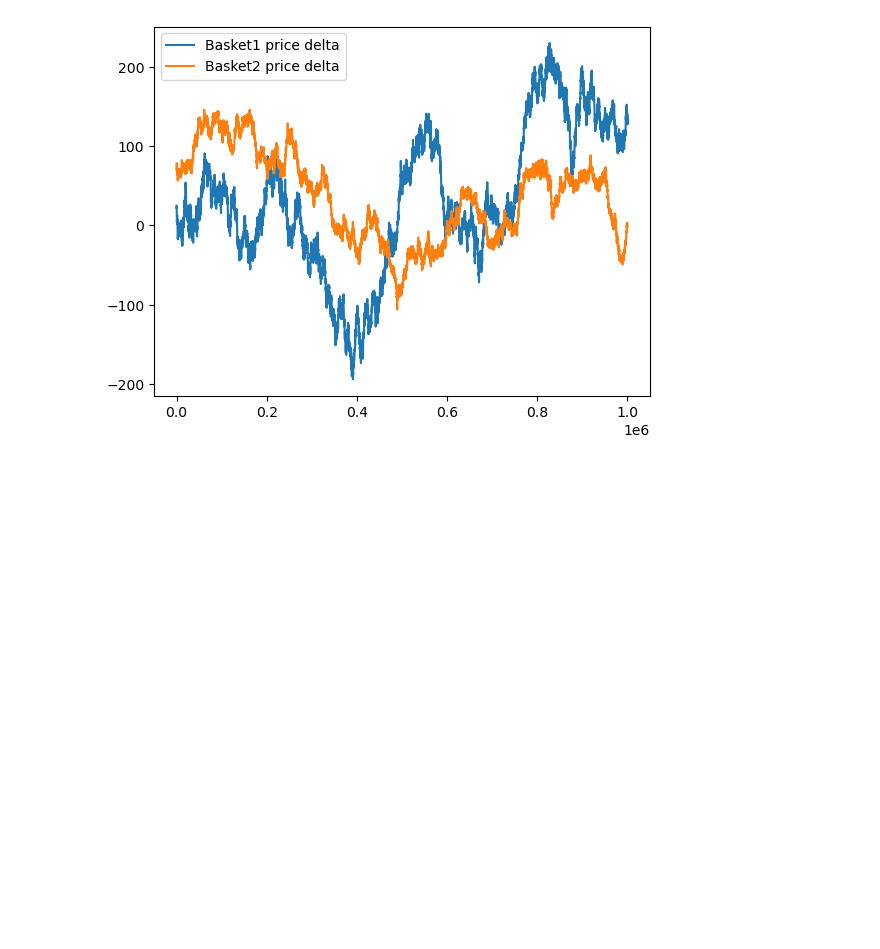
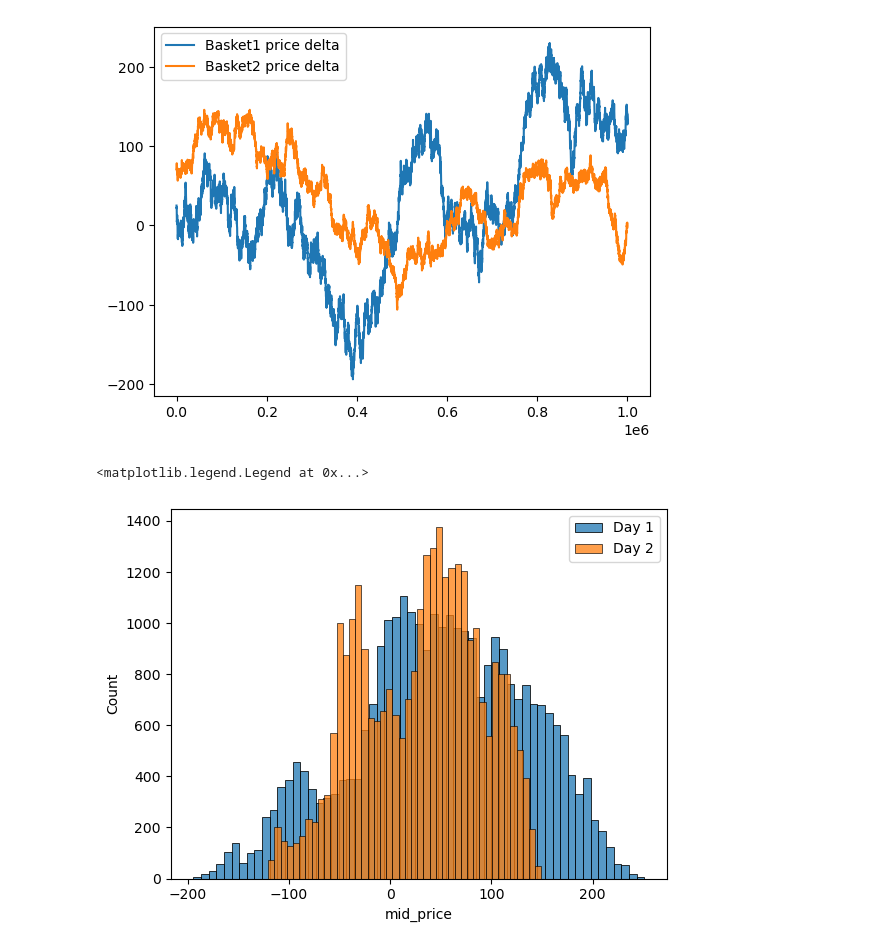
Before and after one commit to IMC-Prosperity-Granite-Flow/IMC_Prosperity3_GraniteFlow, a Jupyter notebook: src/analysis/round2/main.ipynb, the cells around one changed output. Saved outputs shown, nothing was run; the diff lists cells and outputs as text; code cells hidden in the pictures; blank space fills up the shorter version.

```diff
--- a/src/analysis/round2/main.ipynb
+++ b/src/analysis/round2/main.ipynb
@@ -228,3 +220,15 @@ plt.legend()
 plt.show()
 # %% [output]
 [figure]
+# %%
+#画出三天delta的分布
+delta1 = df_basket1['mid_price'] - composite1
+delta2 = df_basket2['mid_price'] - composite2
+
+#sns
+sns.histplot(delta1, label='Day 1')
+sns.histplot(delta2, label='Day 2')
+plt.legend()
+# %% [output]
+<matplotlib.legend.Legend at 0x...>
+[figure, added]
```
Also changed, not shown: parts of 1 cell of this notebook, 1 other file.
